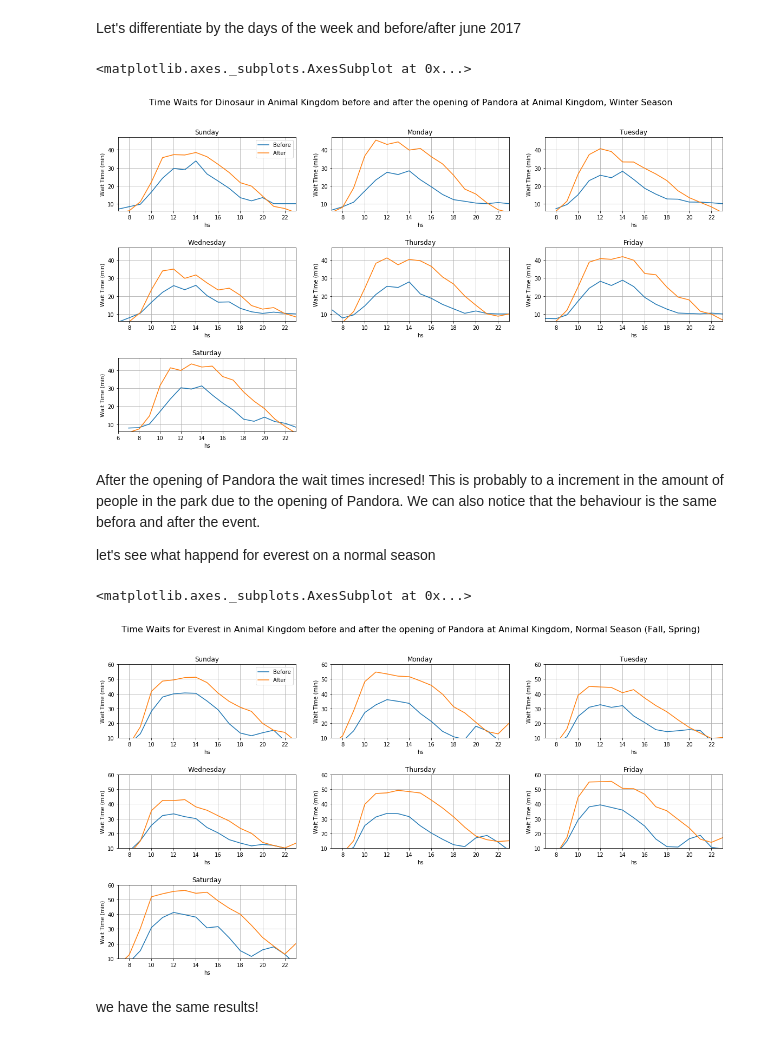
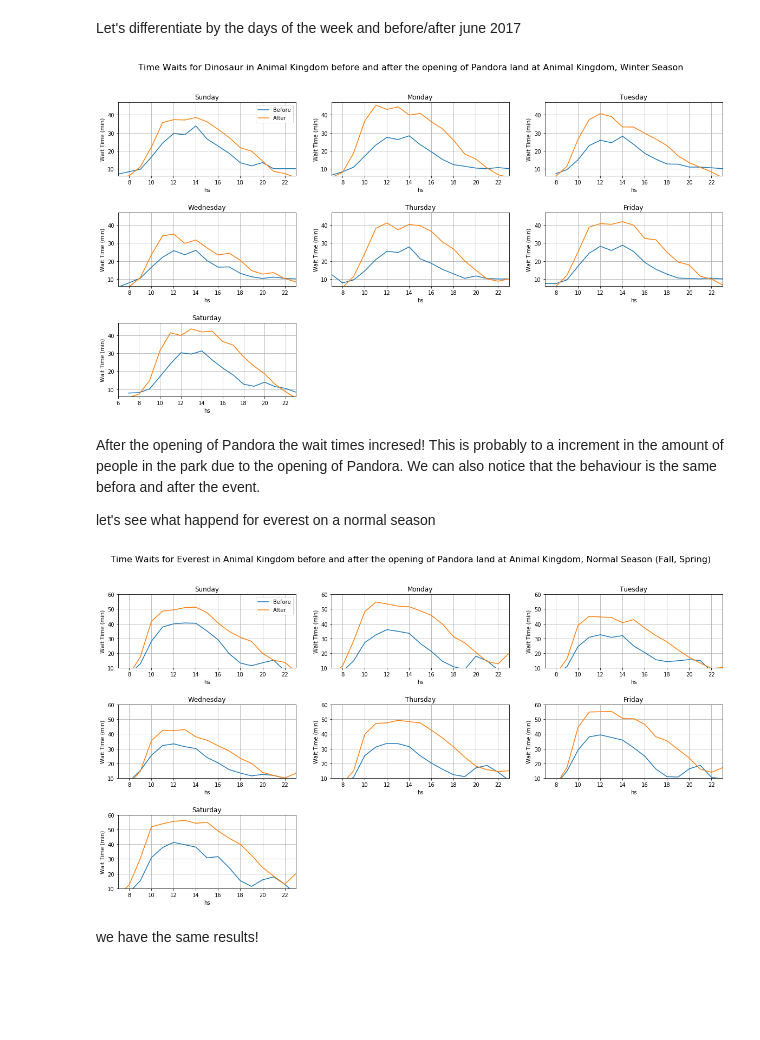
Before and after one commit to cnegrelli/Disney_Waiting_Times, a Jupyter notebook: TDIproject.ipynb, the cells around one changed output. Drawn from its saved outputs; the diff is of its cells as text; code cells hidden in the pictures; blank space fills up the shorter version.

Commit message:
Final notebok and figures

```diff
--- a/TDIproject.ipynb
+++ b/TDIproject.ipynb
@@ -442,36 +442,36 @@ ax3.set_ylim(6, 47)
 ax4.set_xlim(10, 20)
 ax4.set_ylim(6, 47)
 ax5.set_xlim(10, 20)
 ax5.set_ylim(6, 47)
 ax6.set_xlim(10, 20)
 ax6.set_ylim(6, 47)
 ax7.set_xlim(10, 20)
 ax7.set_ylim(6, 47)
 ax1.set_ylabel('Wait Time (min)')
 ax2.set_ylabel('Wait Time (min)')
 ax3.set_ylabel('Wait Time (min)')
 ax4.set_ylabel('Wait Time (min)')
 ax5.set_ylabel('Wait Time (min)')
 ax6.set_ylabel('Wait Time (min)')
 ax7.set_ylabel('Wait Time (min)')
 ax1.set_xlabel('Time of the day (hs)')
 ax2.set_xlabel('Time of the day (hs)')
 ax3.set_xlabel('Time of the day (hs)')
 ax4.set_xlabel('Time of the day (hs)')
 ax5.set_xlabel('Time of the day (hs)')
 ax6.set_xlabel('Time of the day (hs)')
 ax7.set_xlabel('Time of the day (hs)')
-fig.suptitle('Time Waits for Dinosaur in Animal Kingdom before and after the opening of Pandora at Animal Kingdom, Winter Season', fontsize=16)
+fig.suptitle('Time Waits for Dinosaur in Animal Kingdom before and after the opening of Pandora land at Animal Kingdom, Winter Season', fontsize=16)
 clean_sun.plot(x='hs', y=['WT_dinosaur_sun_w_bef', 'WT_dinosaur_sun_w_aft'], ax=ax1, figsize=(20,10), grid=True, label=['Before','After'])
 clean_mon.plot(x='hs', y=['WT_dinosaur_mon_w_bef', 'WT_dinosaur_mon_w_aft'], ax=ax2,figsize=(20,10), grid=True, legend=False)
 clean_tues.plot(x='hs', y=['WT_dinosaur_tues_w_bef', 'WT_dinosaur_tues_w_aft'], ax=ax3, figsize=(20,10), grid=True, legend=False)
 clean_wednes.plot(x='hs', y=['WT_dinosaur_wednes_w_bef', 'WT_dinosaur_wednes_w_aft'], ax=ax4, figsize=(20,10), grid=True, legend=False)
 clean_thurs.plot(x='hs', y=['WT_dinosaur_thurs_w_bef', 'WT_dinosaur_thurs_w_aft'], ax=ax5, figsize=(20,10), grid=True, legend=False)
 clean_fri.plot(x='hs', y=['WT_dinosaur_fri_w_bef', 'WT_dinosaur_fri_w_aft'], ax=ax6, figsize=(20,10), grid=True, legend=False)
 clean_satur.plot(x='hs', y=['WT_dinosaur_satur_w_bef', 'WT_dinosaur_satur_w_aft'], ax=ax7, figsize=(20,10), grid=True, legend=False)
+plt.savefig('Figure1.jpg')
 # %% [output]
-<matplotlib.axes._subplots.AxesSubplot at 0x...>
-[figure, old version]
+[figure, new version]
 # %% [markdown]
 After the opening of Pandora the wait times incresed! This is probably to a increment in the amount of people in the park due to the opening of Pandora. We can also notice that the behaviour is the same befora and after the event.
 
@@ -569,7 +569,7 @@ ax4.set_xlabel('Time of the day (hs)')
 ax5.set_xlabel('Time of the day (hs)')
 ax6.set_xlabel('Time of the day (hs)')
 ax7.set_xlabel('Time of the day (hs)')
-fig2.suptitle('Time Waits for Everest in Animal Kingdom before and after the opening of Pandora at Animal Kingdom, Normal Season (Fall, Spring)', fontsize=16)
+fig2.suptitle('Time Waits for Everest in Animal Kingdom before and after the opening of Pandora land at Animal Kingdom, Normal Season (Fall, Spring)', fontsize=16)
 clean_sun_n.plot(x='hs', y=['WT_everest_sun_n_bef', 'WT_everest_sun_n_aft'], ax=ax1, figsize=(20,10), grid=True, label=['Before','After'])
 clean_mon_n.plot(x='hs', y=['WT_everest_mon_n_bef', 'WT_everest_mon_n_aft'], ax=ax2,figsize=(20,10), grid=True, legend=False)
 clean_tues_n.plot(x='hs', y=['WT_everest_tues_n_bef', 'WT_everest_tues_n_aft'], ax=ax3, figsize=(20,10), grid=True, legend=False)
@@ -577,8 +577,8 @@ clean_wednes_n.plot(x='hs', y=['WT_everest_wednes_n_bef', 'WT_everest_wednes_n_a
 clean_thurs_n.plot(x='hs', y=['WT_everest_thurs_n_bef', 'WT_everest_thurs_n_aft'], ax=ax5, figsize=(20,10), grid=True, legend=False)
 clean_fri_n.plot(x='hs', y=['WT_everest_fri_n_bef', 'WT_everest_fri_n_aft'], ax=ax6, figsize=(20,10), grid=True, legend=False)
 clean_satur_n.plot(x='hs', y=['WT_everest_satur_n_bef', 'WT_everest_satur_n_aft'], ax=ax7, figsize=(20,10), grid=True, legend=False)
+plt.savefig('Figure2.jpg')
 # %% [output]
-<matplotlib.axes._subplots.AxesSubplot at 0x...>
-[figure, old version]
+[figure, new version]
 # %% [markdown]
 we have the same results!
```
Also changed, not shown: 2 other files.
